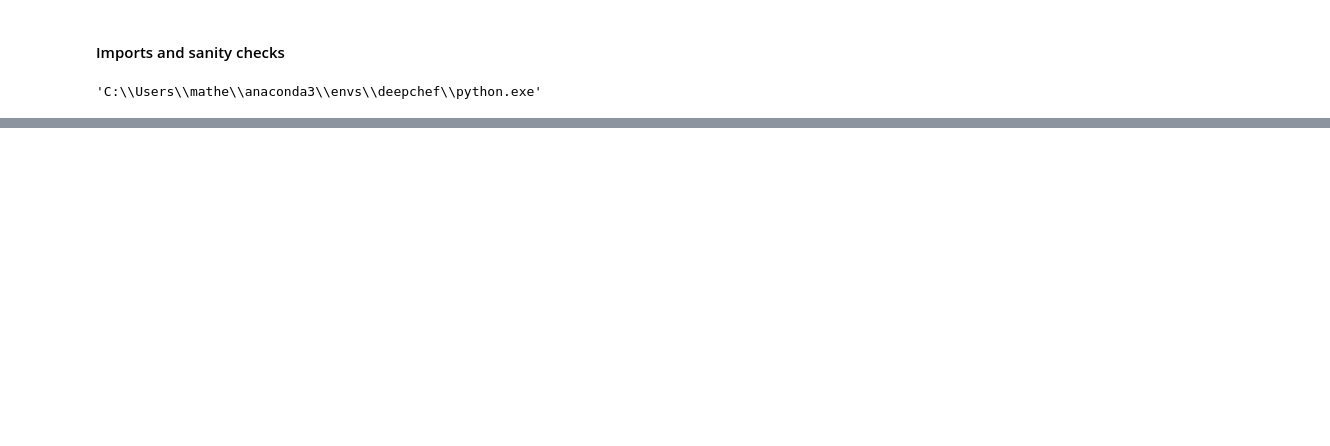
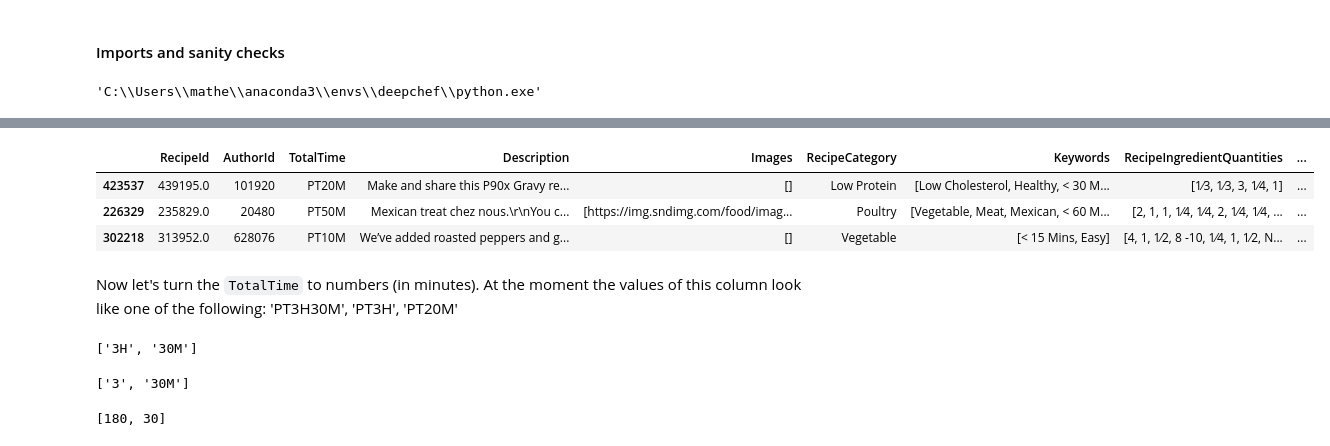
Before and after one commit to amirkiaml/DeepChef-BSTN-Capstone, a Jupyter notebook: Basic Data Cleaning.ipynb, the cells around one changed output, grey strips where cells are left out. Cells and saved outputs as stored; diff of their text form; code cells hidden in the pictures; blank space fills up the shorter version.

```diff
--- a/Basic Data Cleaning.ipynb
+++ b/Basic Data Cleaning.ipynb
@@ -43,0 +162,29 @@ recipes.sample(5)
+# %%
+recipes['YearPublished'] = recipes['DatePublished'].apply(lambda x: x.year)
+recipes['MonthPublished'] = recipes['DatePublished'].apply(lambda x: x.month)
+recipes['DayPublished'] = recipes['DatePublished'].apply(lambda x: x.day)
+recipes['HourPublished'] = recipes['DatePublished'].apply(lambda x: x.hour)
+# %%
+recipes.drop(['DatePublished'],axis=1,inplace=True)
+# %%
+recipes.sample(3)
+# %% [output]
+|  | RecipeId | AuthorId | TotalTime | Description | Images | RecipeCategory | Keywords | RecipeIngredientQuantities | ... |
+| 423537 | 439195.0 | 101920 | PT20M | Make and share this P90x Gravy re... | [] | Low Protein | [Low Cholesterol, Healthy, < 30 M... | [1⁄3, 1⁄3, 3, 1⁄4, 1] | ... |
+| 226329 | 235829.0 | 20480 | PT50M | Mexican treat chez nous.\r\nYou c... | [https://img.sndimg.com/food/imag... | Poultry | [Vegetable, Meat, Mexican, < 60 M... | [2, 1, 1, 1⁄4, 1⁄4, 2, 1⁄4, 1⁄4, ... | ... |
+| 302218 | 313952.0 | 628076 | PT10M | We’ve added roasted peppers and g... | [] | Vegetable | [< 15 Mins, Easy] | [4, 1, 1⁄2, 8 -10, 1⁄4, 1, 1⁄2, N... | ... |
+# %% [markdown]
+Now let's turn the `TotalTime` to numbers (in minutes). At the moment the values of this column look like one of the following: 'PT3H30M', 'PT3H', 'PT20M'
+# %%
+re.findall('\dH|\d*M','PT3H30M')
+# %% [output]
+['3H', '30M']
+# %%
+[string.replace('H','') for string in re.findall('\dH|\d*M','PT3H30M')]
+# %% [output]
+['3', '30M']
+# %%
+result = [int(x.replace('H', '')) * 60 if 'H' in x else int(x.replace('M', '')) for x in re.findall('\d+H|\d+M', 'PT3H30M')]
+result
+# %% [output]
+[180, 30]
```
Also changed, not shown: parts of 32 cells of this notebook, 2 other files.
